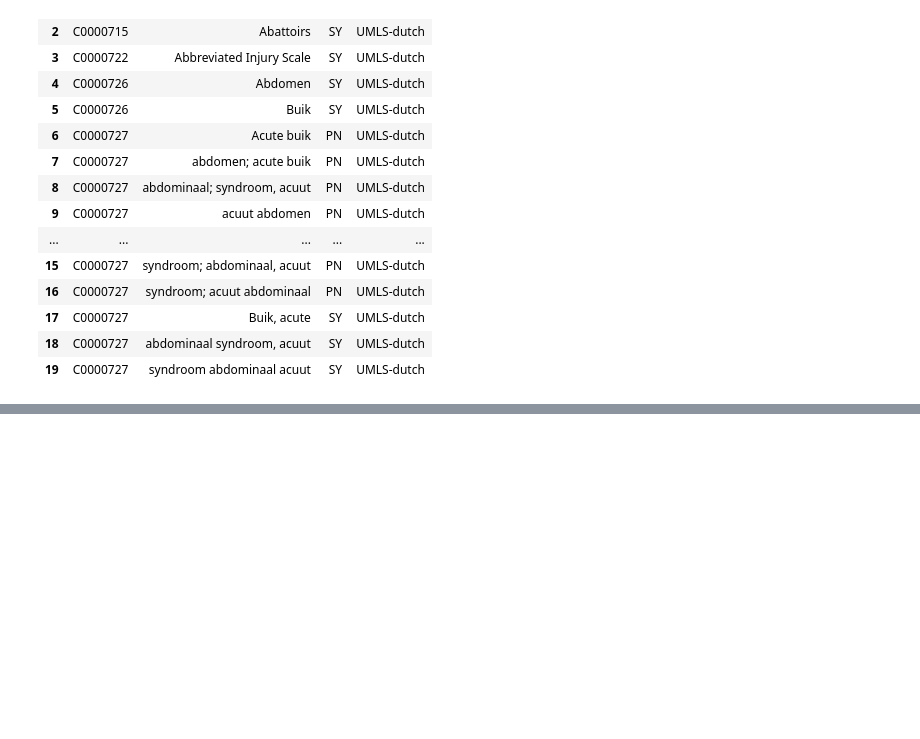
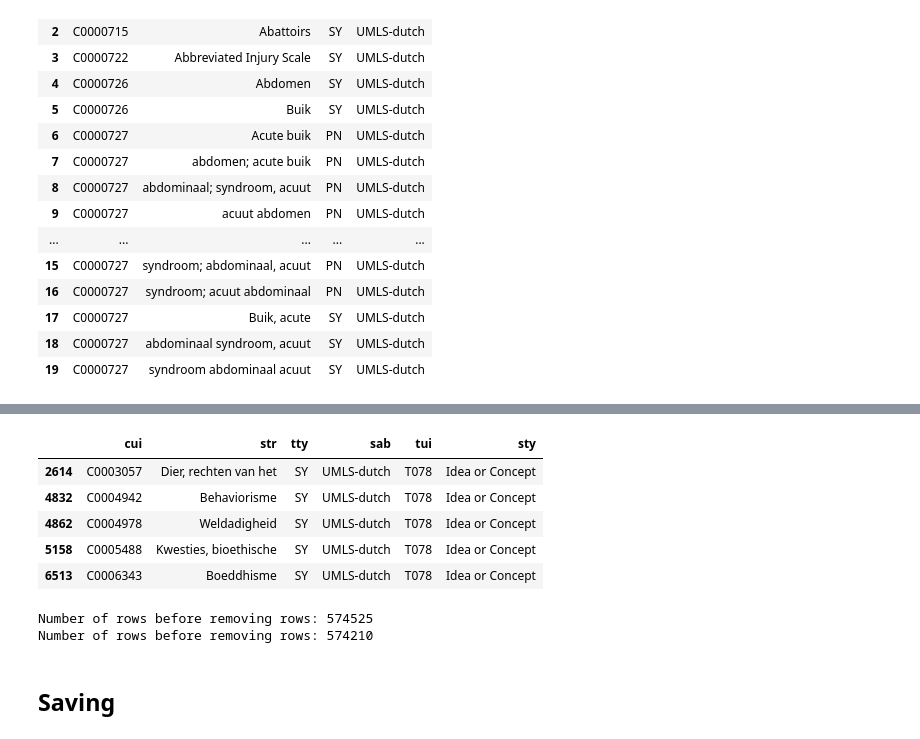
Before and after one commit to umcu/dutch-medical-concepts, a Jupyter notebook: dutch-umls_to_concept-table.ipynb, the cells around one changed output, grey strips where cells are left out. Cells and saved outputs as stored; diff of their text form; code cells hidden in the pictures; blank space fills up the shorter version.

```diff
--- a/dutch-umls_to_concept-table.ipynb
+++ b/dutch-umls_to_concept-table.ipynb
@@ -343,0 +392,22 @@ df_umls_dutch_total_with_tui.to_csv('04_ConceptDB/umls-dutch_v1.3-complete.csv',
+# %%
+tuis_to_remove = ['T078', # Idea or Concept
+                 ]
+umls_snomed_tui[umls_snomed_tui.tui.isin(tuis_to_remove)].head()
+# %% [output]
+|  | cui | str | tty | sab | tui | sty |
+| 2614 | C0003057 | Dier, rechten van het | SY | UMLS-dutch | T078 | Idea or Concept |
+| 4832 | C0004942 | Behaviorisme | SY | UMLS-dutch | T078 | Idea or Concept |
+| 4862 | C0004978 | Weldadigheid | SY | UMLS-dutch | T078 | Idea or Concept |
+| 5158 | C0005488 | Kwesties, bioethische | SY | UMLS-dutch | T078 | Idea or Concept |
+| 6513 | C0006343 | Boeddhisme | SY | UMLS-dutch | T078 | Idea or Concept |
+# %%
+# Remove rows
+rows_to_remove = umls_snomed_tui[umls_snomed_tui.tui.isin(tuis_to_remove)].index
+print(f'Number of rows before removing rows: {umls_snomed_tui.shape[0]}')
+umls_snomed_tui_filtered = umls_snomed_tui.drop(umls_snomed_tui.index[rows_to_remove])
+print(f'Number of rows before removing rows: {umls_snomed_tui_filtered.shape[0]}')
+# %% [output]
+Number of rows before removing rows: 574525
+Number of rows before removing rows: 574210
+# %% [markdown]
+## Saving
```
Also changed, not shown: parts of 67 cells of this notebook, 3 other files.
